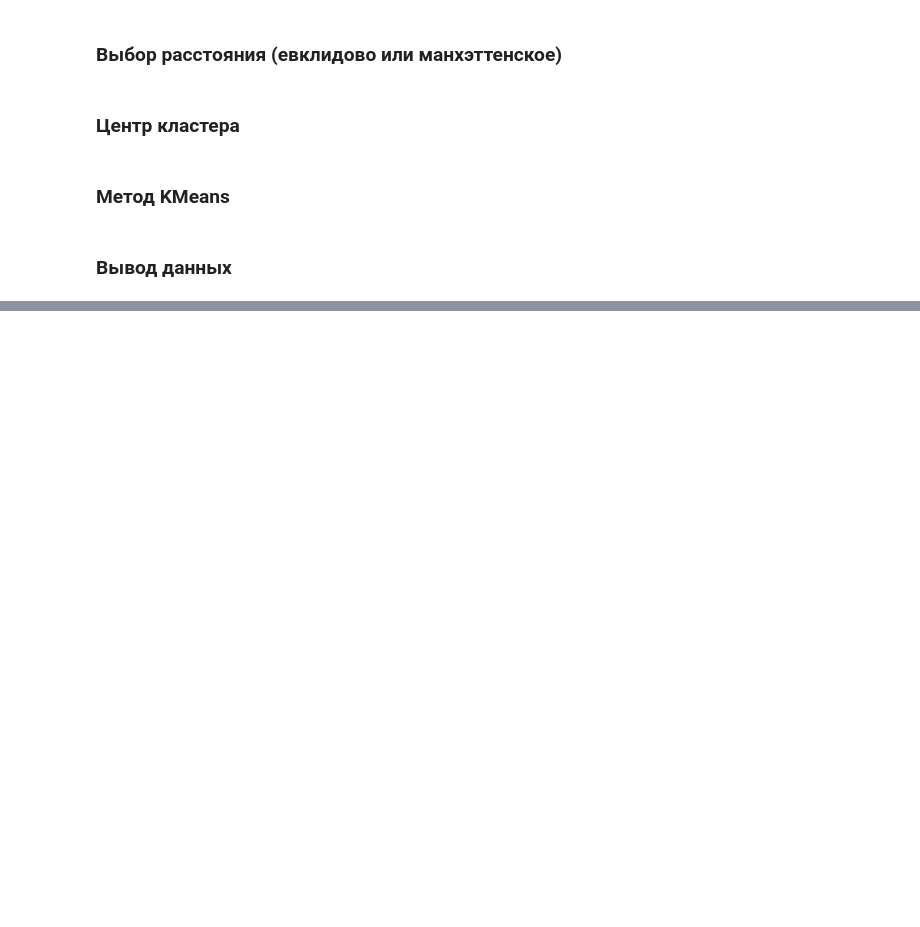
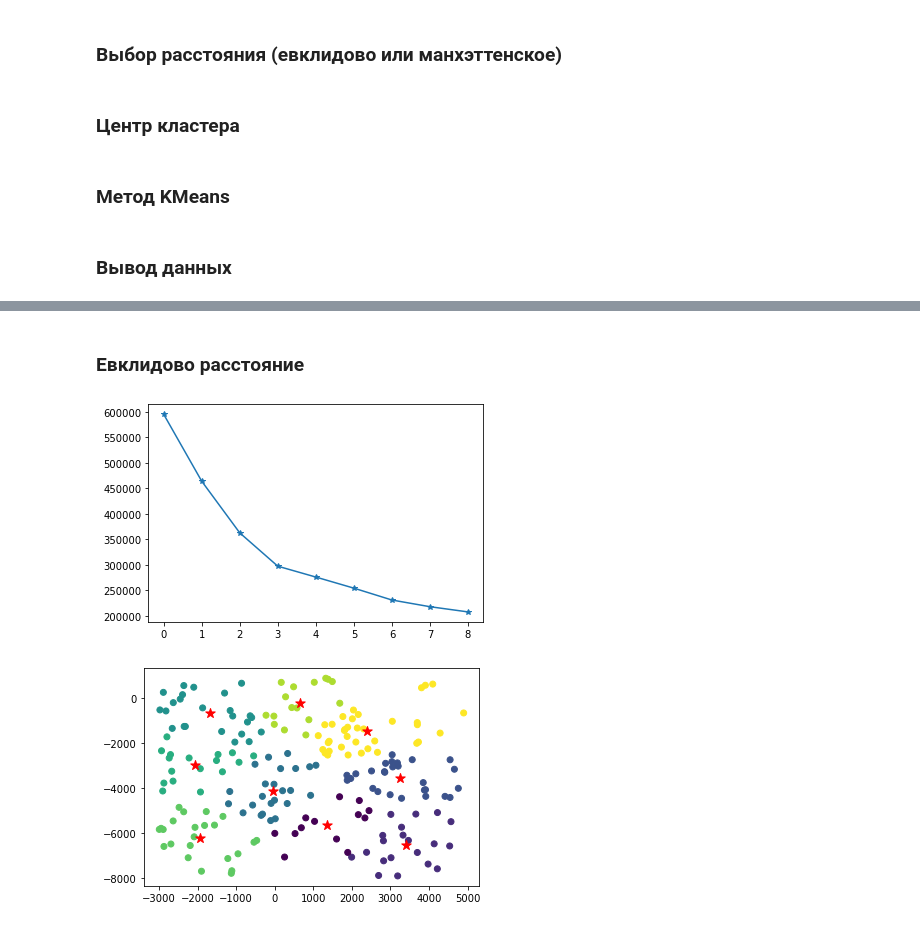
Before and after one commit to ChingisBadmaev/Computational-methods, a Jupyter notebook: hw_12/main.ipynb, the cells around one changed output, grey strips where cells are left out. Saved outputs shown, nothing was run; the diff lists cells and outputs as text; code cells hidden in the pictures; blank space fills up the shorter version.

```diff
--- a/hw_12/main.ipynb
+++ b/hw_12/main.ipynb
@@ -61,0 +88,20 @@ for i in range(2):
+# %% [markdown]
+### Евклидово расстояние
+# %%
+np.random.seed(12)
+dist = []
+
+for k in range(1, 10):
+    centers = X[np.random.choice(len(X), k)]
+    dist.append(inertia(X, *KMeans(X, k, centers, 0), p=2))
+
+plt.plot(dist, marker='*')
+
+cents, lbls = KMeans(X, k, centers, 0)
+fig, axs = plt.subplots()
+axs.scatter(X[:, 0], X[:, 1], c=lbls)
+axs.scatter(cents[:, 0], cents[:, 1], c='red', marker='*', s=100)
+plt.show()
+# %% [output]
+[figure, added]
+[figure, added]
```
Also changed, not shown: parts of 5 cells of this notebook, 4 other files.
